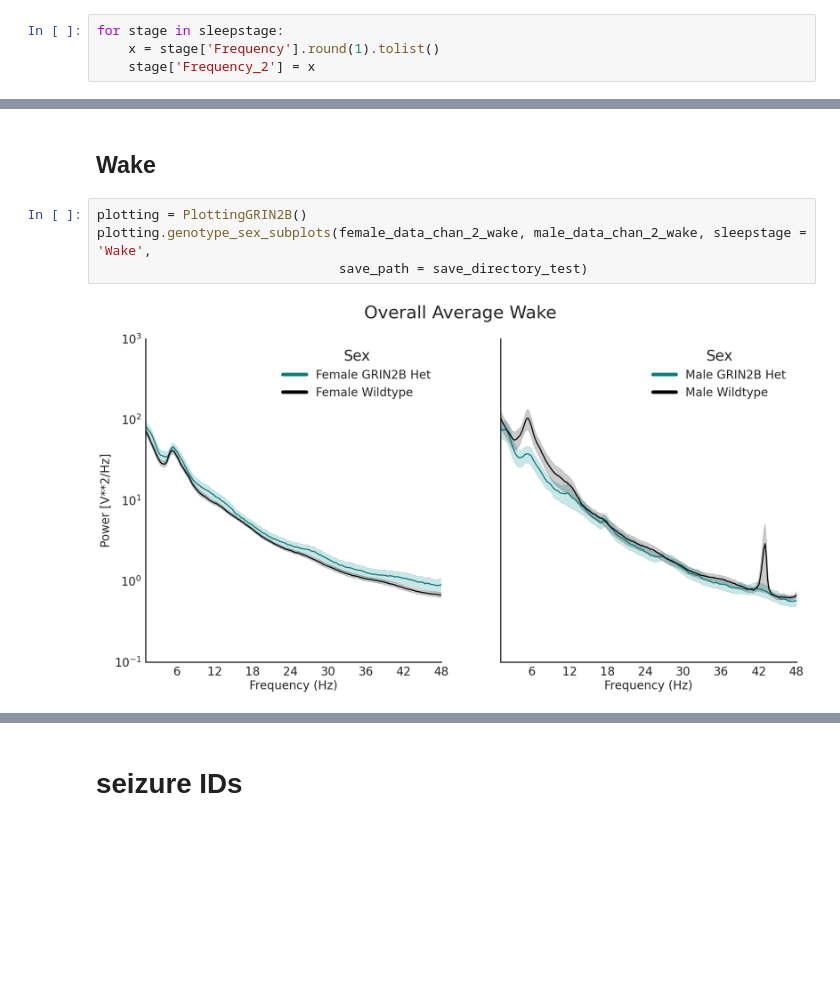
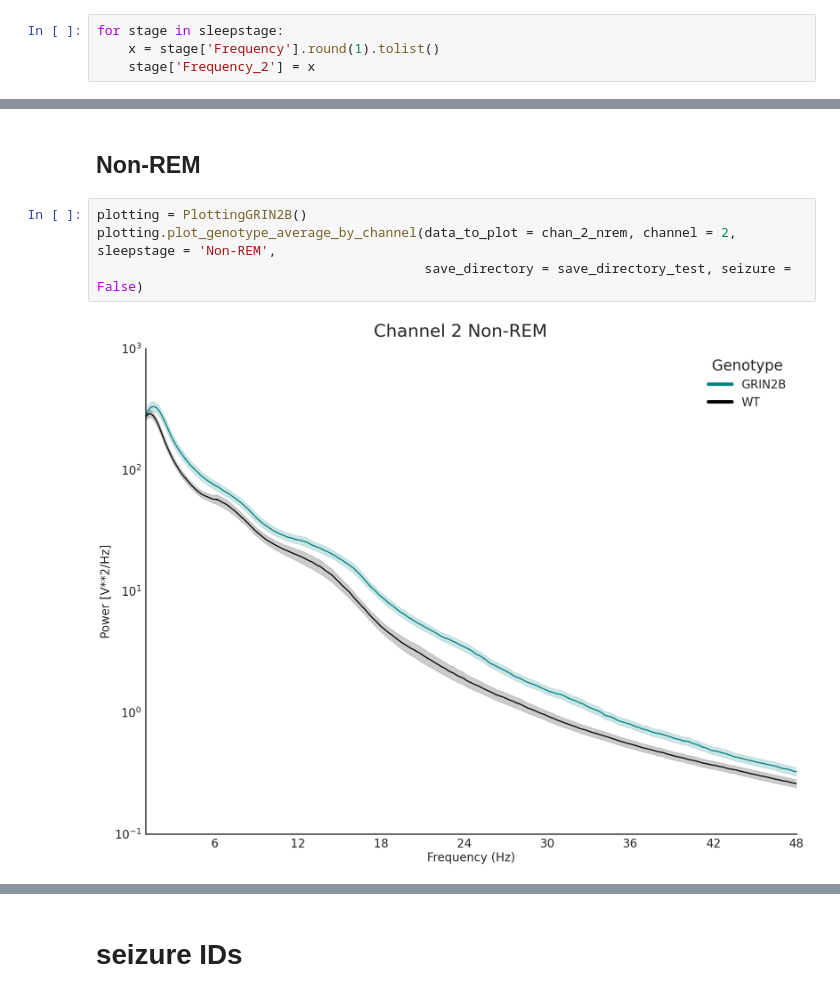
Before and after one commit to melissafasol/GRIN2B, a Jupyter notebook: notebooks/plotting_GRIN2B.ipynb, the cells around one changed output, grey strips where cells are left out. Saved outputs shown, nothing was run; the diff lists cells and outputs as text; blank space fills up the shorter version.

```diff
--- a/notebooks/plotting_GRIN2B.ipynb
+++ b/notebooks/plotting_GRIN2B.ipynb
@@ -205,8 +179,8 @@ plotting.genotype_sex_subplots(female_data_chan_2_nrem, male_data_chan_2_nrem, s
-# %% [markdown]
-## Wake
-# %%
-plotting = PlottingGRIN2B()
-plotting.genotype_sex_subplots(female_data_chan_2_wake, male_data_chan_2_wake, sleepstage = 'Wake',
-                               save_path = save_directory_test)
-# %% [output]
-[figure, removed]
+# %% [markdown]
+## Non-REM
+# %%
+plotting = PlottingGRIN2B()
+plotting.plot_genotype_average_by_channel(data_to_plot = chan_2_nrem, channel = 2, sleepstage = 'Non-REM',
+                                          save_directory = save_directory_test, seizure = False)
+# %% [output]
+[figure, added]
```
Also changed, not shown: parts of 50 cells of this notebook.
